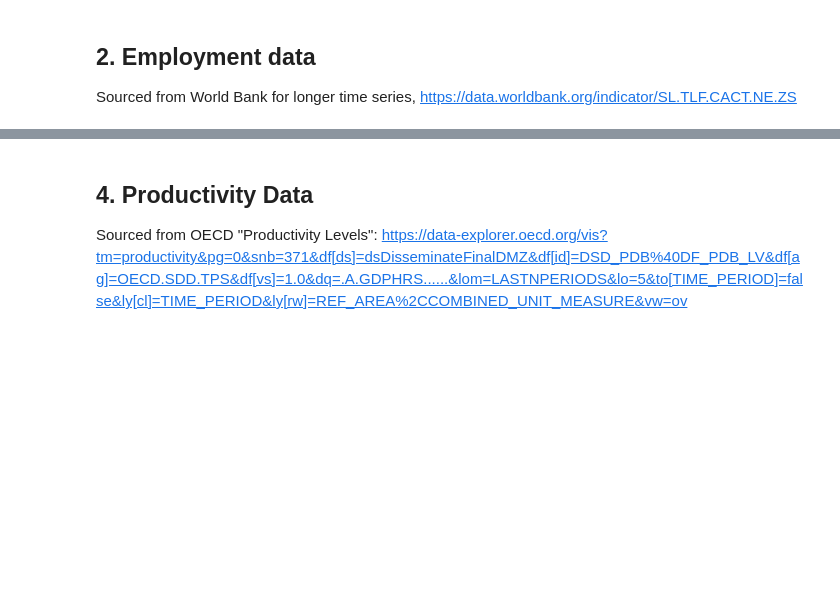
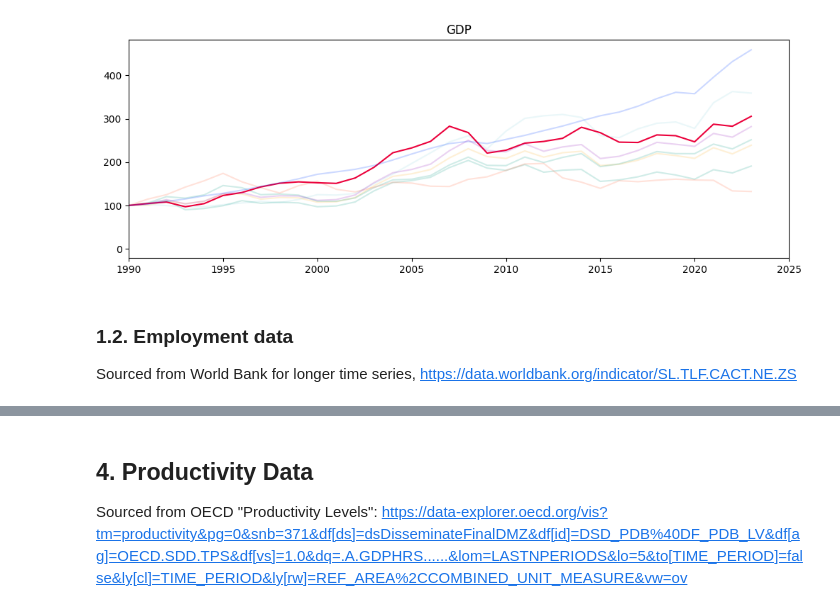
Before and after one commit to gjohl/growingeconomy, a Jupyter notebook: notebooks/presentation_plots.ipynb, the cells around one changed output, grey strips where cells are left out. Cells and saved outputs as stored; diff of their text form; code cells hidden in the pictures; blank space fills up the shorter version.

```diff
--- a/notebooks/presentation_plots.ipynb
+++ b/notebooks/presentation_plots.ipynb
@@ -16,0 +32,15 @@ Global values sourced from World Bank: https://data.worldbank.org/indicator/NY.G
+# %%
+def plot_country_timeseries(df, title=None, xlim=(PLOT_START_DATE, PLOT_END_DATE)):
+    """Plot time series of G7 countries in a consistent format."""
+    fig, ax = plt.subplots(figsize=(12, 4), dpi=100)
+
+    for country, color in COUNTRY_COLOR_MAP.items():
+        alpha = 1 if country=='United Kingdom' else 0.2
+        if country in df.columns:
+            line = ax.plot(df.index, df[country], label=country, color=color, alpha=alpha)
+
+    ax.set_xlim(left=xlim[0], right=xlim[1])
+
+    if title:
+        ax.set_title(title)
+    return fig, ax
@@ -60,3 +92,7 @@ gdp_df[g7_countries].plot()
+# %%
+fig, ax = plot_country_timeseries(gdp_df[G7_COUNTRIES], title="GDP", xlim=(PLOT_START_DATE.year, PLOT_END_DATE.year))
+# %% [output]
+[figure, added]
 # %% [markdown]
-## 2. Employment data
+### 1.2. Employment data
 Sourced from World Bank for longer time series, https://data.worldbank.org/indicator/SL.TLF.CACT.NE.ZS
```
Also changed, not shown: parts of 32 cells of this notebook.
